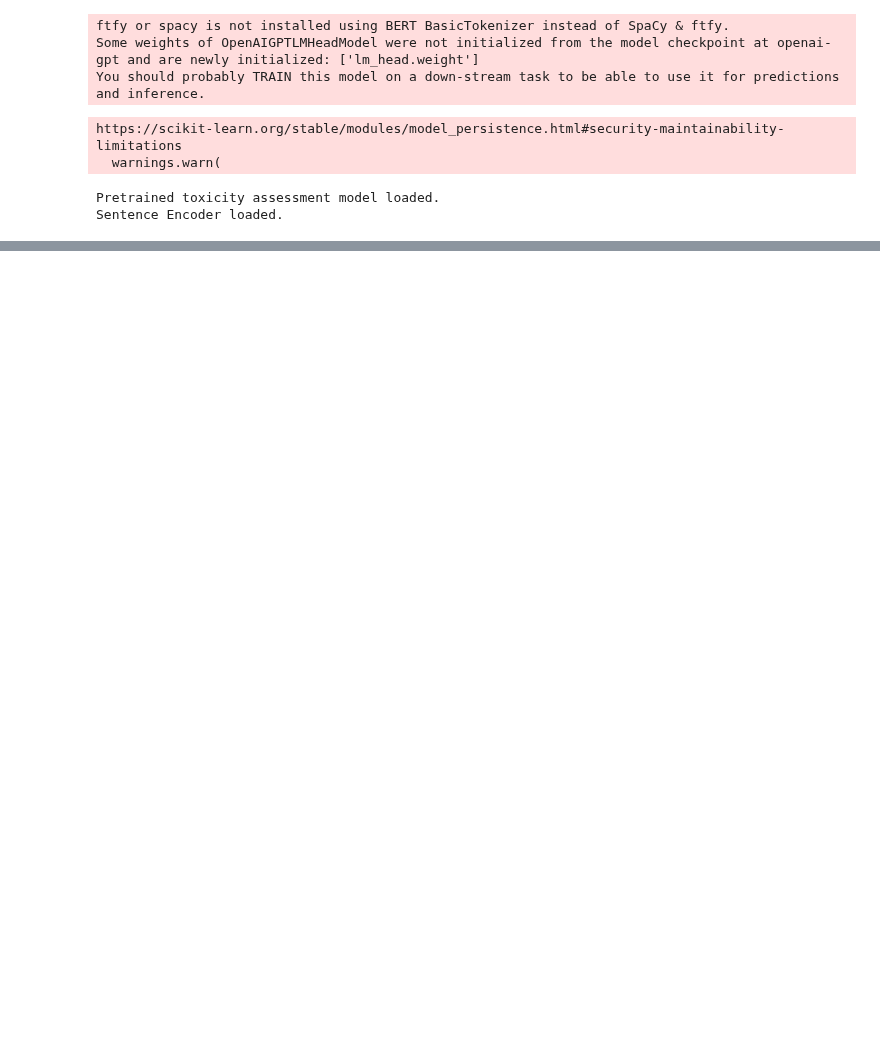
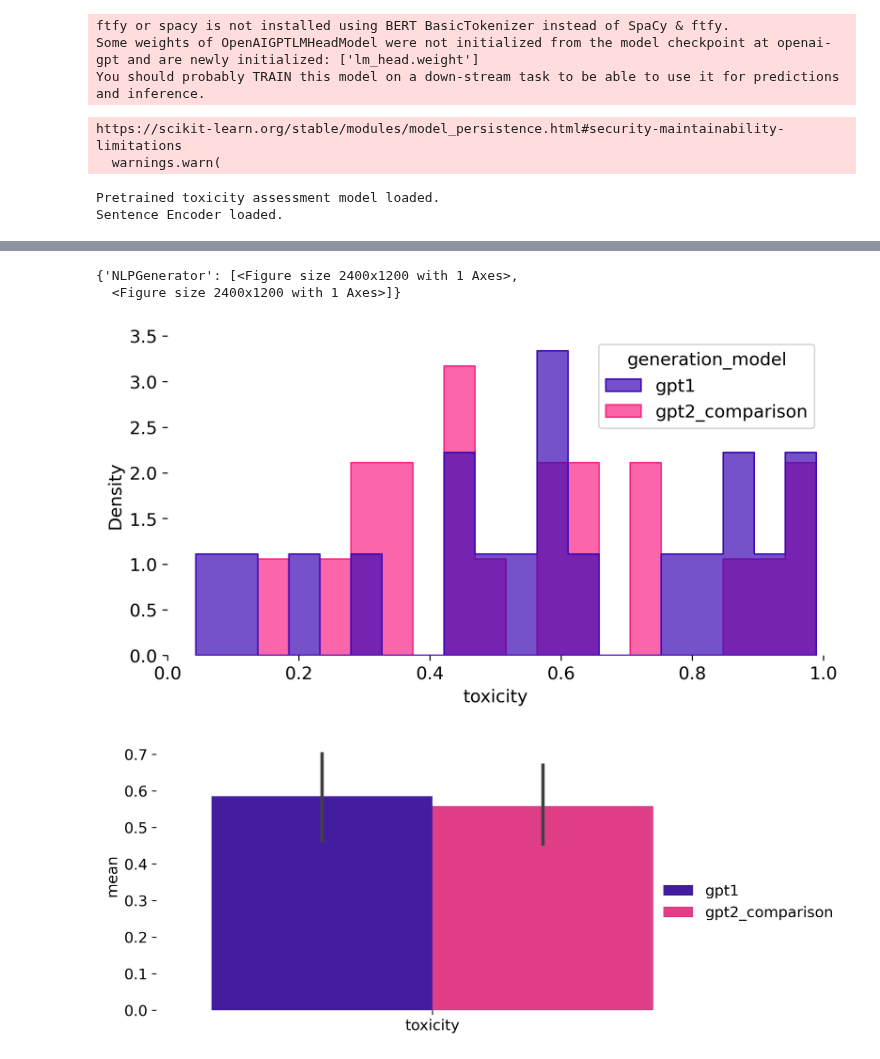
Before and after one commit to credo-ai/credoai_lens, a Jupyter notebook: docs/notebooks/lens_demos/nlp_generator_demo.ipynb, the cells around one changed output, grey strips where cells are left out. Drawn from its saved outputs; the diff is of its cells as text; code cells hidden in the pictures; blank space fills up the shorter version.

Commit message:
added reports to doc

```diff
--- a/docs/notebooks/lens_demos/nlp_generator_demo.ipynb
+++ b/docs/notebooks/lens_demos/nlp_generator_demo.ipynb
@@ -35,0 +38,7 @@ INFO:absl:Performing Generation Iteration 1 of 1 with Generation Model gpt1
+# %%
+lens.create_reports()
+# %% [output]
+{'NLPGenerator': [<Figure size 2400x1200 with 1 Axes>,
+  <Figure size 2400x1200 with 1 Axes>]}
+[figure, added]
+[figure, added]
```
Also changed, not shown: parts of 1 cell of this notebook.
